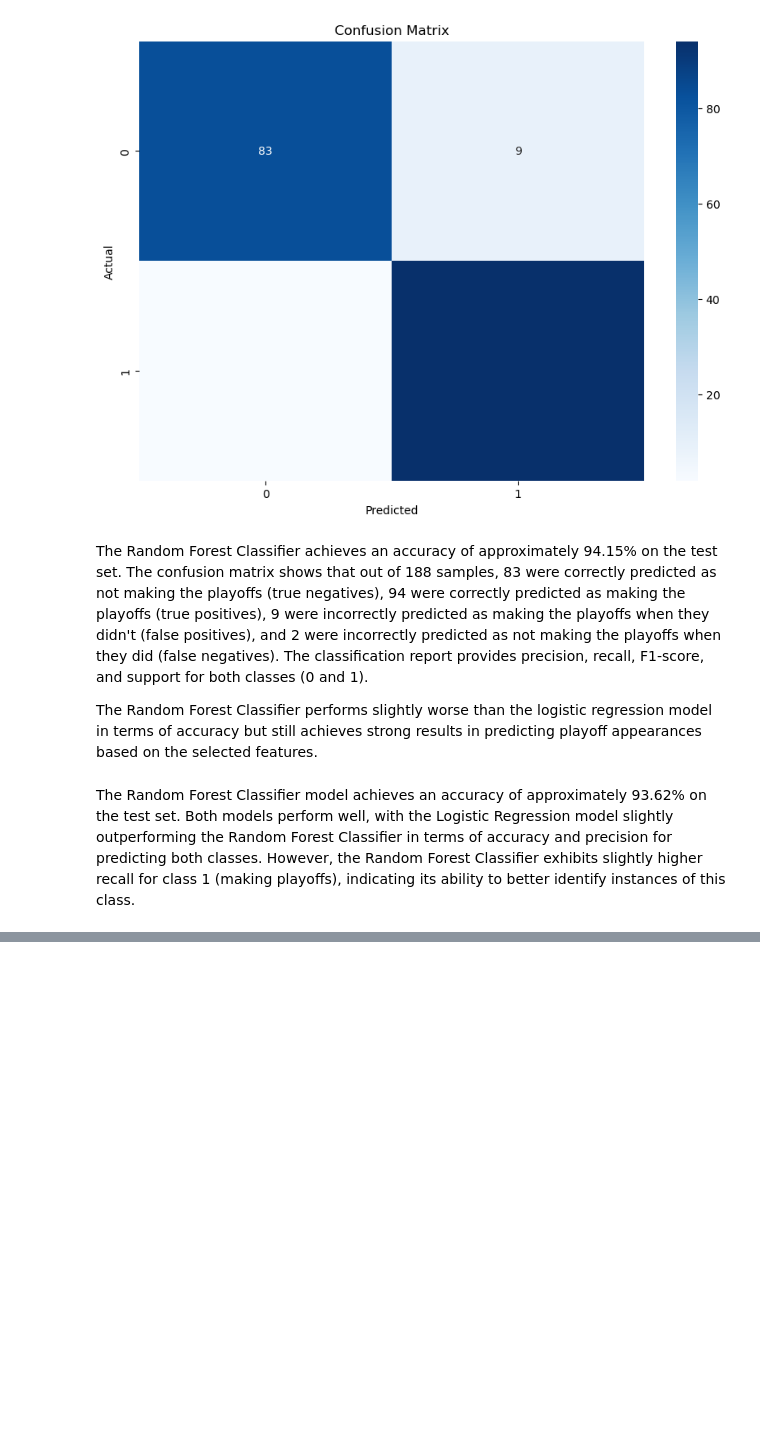
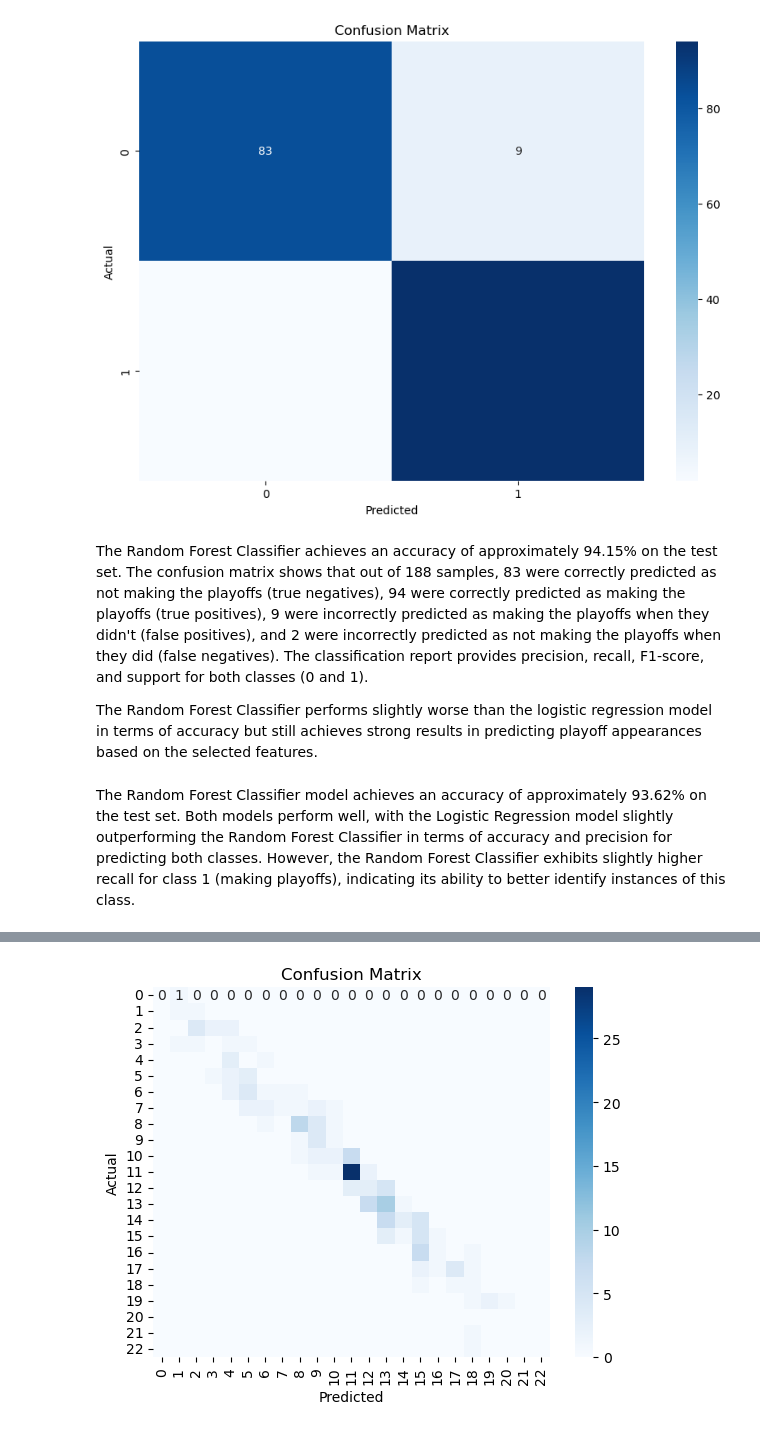
Before and after one commit to jrios46/Project2-MBA-Playoffs, a Jupyter notebook: Statistics.ipynb, the cells around one changed output, grey strips where cells are left out. Saved outputs shown, nothing was run; the diff lists cells and outputs as text; code cells hidden in the pictures; blank space fills up the shorter version.

Commit message:
Updated models

```diff
--- a/Statistics.ipynb
+++ b/Statistics.ipynb
@@ -663,16 +663,16 @@ Overall, the logistic regression model appears to perform well on the given data
 from imblearn.over_sampling import SMOTE
 
 # Replace 'Null' or other non-numeric values with NaN
-df_renamed['Playoffs'].replace('Null', np.nan, inplace=True)
+df_concat['Playoffs'].replace('Null', np.nan, inplace=True)
 
 # Fill NaN values with 0
-df_renamed['Playoffs'].fillna(0, inplace=True)
+df_concat['Playoffs'].fillna(0, inplace=True)
 
 # Convert the column to integers
-df_renamed['Playoffs'] = df_renamed['Playoffs'].astype(int)
+df_concat['Playoffs'] = df_renamed['Playoffs'].astype(int)
 
 # Select only numeric columns
-numeric_df = df_renamed.select_dtypes(include=[np.number])
+numeric_df = df_concat.select_dtypes(include=[np.number])
 
 # Feature selection
 features = ["WINS", "LOSSES", "PYTHAGOREAN WINS", "PYTHAGOREAN LOSSES",
@@ -742,3 +742,69 @@ The Random Forest Classifier achieves an accuracy of approximately 94.15% on the
 The Random Forest Classifier performs slightly worse than the logistic regression model in terms of accuracy but still achieves strong results in predicting playoff appearances based on the selected features.
 # %% [markdown]
 The Random Forest Classifier model achieves an accuracy of approximately 93.62% on the test set. Both models perform well, with the Logistic Regression model slightly outperforming the Random Forest Classifier in terms of accuracy and precision for predicting both classes. However, the Random Forest Classifier exhibits slightly higher recall for class 1 (making playoffs), indicating its ability to better identify instances of this class.
+# %%
+# Identify unique values in the 'NET RATING' column
+print(df_concat['NET RATING'].unique())
+
+# Replace 'Null' or other non-numeric values with NaN
+df_concat['NET RATING'].replace('Null', np.nan, inplace=True)
+
+# Assuming 'Null' means no NET RATING, we replace with 0
+df_concat['NET RATING'].fillna(0, inplace=True)
+
+# Convert the column to integers
+df_concat['NET RATING'] = df_concat['NET RATING'].astype(int)
+
+# Verify the conversion
+print(df_concat['NET RATING'].unique())
+
+# Check for missing values
+print(df_concat.isnull().sum())
+
+# Summary statistics
+print(df_concat.describe())
+
+# Select only numeric columns
+numeric_df = df_concat.select_dtypes(include=[np.number])
+
+# Feature selection
+features = ["WINS", "LOSSES", "PYTHAGOREAN WINS", "PYTHAGOREAN LOSSES",
+            "MARGIN OF VICTORY", "STRENGTH OF SCHEDULE", "SIMPLE RATING SYSTEM",
+            "OFFENSIVE RATING", "DEFENSIVE RATING", "PACE FACTOR",
+            "FREE THROW ATTEMPT RATE", "3-POINT ATTEMPT RATE", "TRUE SHOOTING PERCENTAGE",
+            "EFFECTIVE FIELD GOAL PERCENTAGE", "TURNOVER PERCENTAGE",
+            "OFFENSIVE REBOUND PERCENTAGE", "FREE THROWS PER FIELD GOAL ATTEMPT",
+            "OPPONENT EFFECTIVE FIELD GOAL PERCENTAGE", "OPPONENT TURNOVER PERCENTAGE",
+            "DEFENSIVE REBOUND PERCENTAGE", "OPPONENT FREE THROWS PER FIELD GOAL ATTEMPT"]
+
+X = numeric_df[features]
+y = df_concat['NET RATING']  # Target variable
+
+# Split the data
+X_train, X_test, y_train, y_test = train_test_split(X, y, test_size=0.2, random_state=42)
+
+# Feature scaling
+scaler = StandardScaler()
+X_train_scaled = scaler.fit_transform(X_train)
+X_test_scaled = scaler.transform(X_test)
+
+# Train a logistic regression model
+log_reg = LogisticRegression(max_iter=1000)
+log_reg.fit(X_train_scaled, y_train)
+
+# Predict on test set
+y_pred_log_reg = log_reg.predict(X_test_scaled)
+
+# Evaluate the model
+print("Logistic Regression Accuracy:", accuracy_score(y_test, y_pred_log_reg))
+print("Confusion Matrix:\n", confusion_matrix(y_test, y_pred_log_reg))
+print("Classification Report:\n", classification_report(y_test, y_pred_log_reg))
+
+# Visualize confusion matrix
+conf_matrix = confusion_matrix(y_test, y_pred_log_reg)
+sns.heatmap(conf_matrix, annot=True, fmt='d', cmap='Blues')
+plt.xlabel('Predicted')
+plt.ylabel('Actual')
+plt.title('Confusion Matrix')
+plt.show()
+# %% [output]
@@ -744,0 +828 @@ The Random Forest Classifier model achieves an accuracy of approximately 93.62%
+[figure, added]
```
Also changed, not shown: parts of 3 cells of this notebook.
